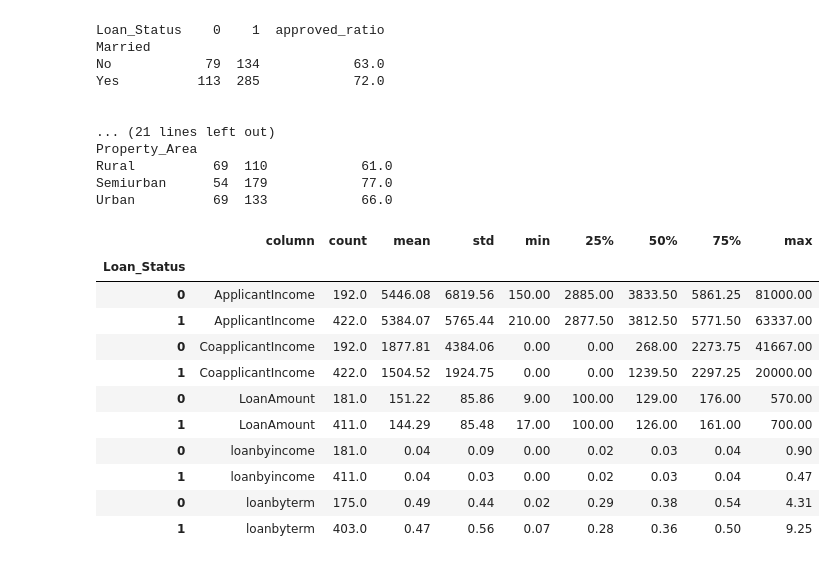
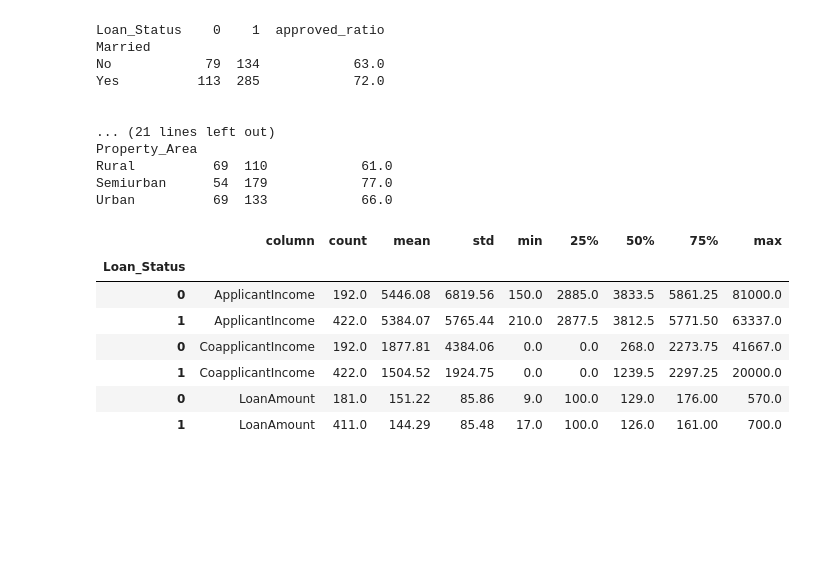
Before and after one commit to ashishrai512/loan_prediction, a Jupyter notebook: loan_pred_python.ipynb, the cells around one changed output. Saved outputs shown, nothing was run; the diff lists cells and outputs as text; code cells hidden in the pictures; blank space fills up the shorter version.

```diff
--- a/loan_pred_python.ipynb
+++ b/loan_pred_python.ipynb
@@ -93,0 +95,7 @@ round(test.describe(),2).T
+# %%
+temp=train.copy()
+q1 = temp["ApplicantIncome"].quantile(0.25)
+q2 = temp["ApplicantIncome"].quantile(0.75)
+iqr  = q2-q1
+temp['ApplicantIncome'] = np.where(temp['ApplicantIncome']>(1.5*iqr+q2),q2,temp['ApplicantIncome'])
+sns.boxplot(x=temp['ApplicantIncome'])
@@ -133,34 +144,24 @@ Property_Area
 Rural          69  110            61.0
 Semiurban      54  179            77.0
 Urban          69  133            66.0
-# %%
-train["loanbyincome"] = np.where(~train["ApplicantIncome"].isna(),train["LoanAmount"]/train["ApplicantIncome"],np.nan)
-train["loanbyterm"] =  train["LoanAmount"]/train["Loan_Amount_Term"]
-
-test["loanbyincome"] = np.where(~test["ApplicantIncome"].isna(),test["LoanAmount"]/test["ApplicantIncome"],np.nan)
-test["loanbyterm"] =  test["LoanAmount"]/test["Loan_Amount_Term"]
 # %%
 df = pd.DataFrame()
-cols= ["ApplicantIncome","CoapplicantIncome","LoanAmount","loanbyincome","loanbyterm"]
+cols= ["ApplicantIncome","CoapplicantIncome","LoanAmount"]
 for col in cols:
     temp = pd.DataFrame(train.groupby(["Loan_Status"])[col].describe())
     temp["column"] = col
     #cols = temp.columns[::-1]
     cols = temp.columns.tolist()
     cols = cols[-1:]+cols[:-1]
     temp = temp[cols]
     df = df.append(round(temp,2))
 df
 # %% [output]
 |  | column | count | mean | std | min | 25% | 50% | 75% | max |
 | Loan_Status |  |  |  |  |  |  |  |  |  |
-| 0 | ApplicantIncome | 192.0 | 5446.08 | 6819.56 | 150.00 | 2885.00 | 3833.50 | 5861.25 | 81000.00 |
-| 1 | ApplicantIncome | 422.0 | 5384.07 | 5765.44 | 210.00 | 2877.50 | 3812.50 | 5771.50 | 63337.00 |
-| 0 | CoapplicantIncome | 192.0 | 1877.81 | 4384.06 | 0.00 | 0.00 | 268.00 | 2273.75 | 41667.00 |
-| 1 | CoapplicantIncome | 422.0 | 1504.52 | 1924.75 | 0.00 | 0.00 | 1239.50 | 2297.25 | 20000.00 |
-| 0 | LoanAmount | 181.0 | 151.22 | 85.86 | 9.00 | 100.00 | 129.00 | 176.00 | 570.00 |
-| 1 | LoanAmount | 411.0 | 144.29 | 85.48 | 17.00 | 100.00 | 126.00 | 161.00 | 700.00 |
-| 0 | loanbyincome | 181.0 | 0.04 | 0.09 | 0.00 | 0.02 | 0.03 | 0.04 | 0.90 |
-| 1 | loanbyincome | 411.0 | 0.04 | 0.03 | 0.00 | 0.02 | 0.03 | 0.04 | 0.47 |
-| 0 | loanbyterm | 175.0 | 0.49 | 0.44 | 0.02 | 0.29 | 0.38 | 0.54 | 4.31 |
-| 1 | loanbyterm | 403.0 | 0.47 | 0.56 | 0.07 | 0.28 | 0.36 | 0.50 | 9.25 |
+| 0 | ApplicantIncome | 192.0 | 5446.08 | 6819.56 | 150.0 | 2885.0 | 3833.5 | 5861.25 | 81000.0 |
+| 1 | ApplicantIncome | 422.0 | 5384.07 | 5765.44 | 210.0 | 2877.5 | 3812.5 | 5771.50 | 63337.0 |
+| 0 | CoapplicantIncome | 192.0 | 1877.81 | 4384.06 | 0.0 | 0.0 | 268.0 | 2273.75 | 41667.0 |
+| 1 | CoapplicantIncome | 422.0 | 1504.52 | 1924.75 | 0.0 | 0.0 | 1239.5 | 2297.25 | 20000.0 |
+| 0 | LoanAmount | 181.0 | 151.22 | 85.86 | 9.0 | 100.0 | 129.0 | 176.00 | 570.0 |
+| 1 | LoanAmount | 411.0 | 144.29 | 85.48 | 17.0 | 100.0 | 126.0 | 161.00 | 700.0 |
```
Also changed, not shown: parts of 15 cells of this notebook.
